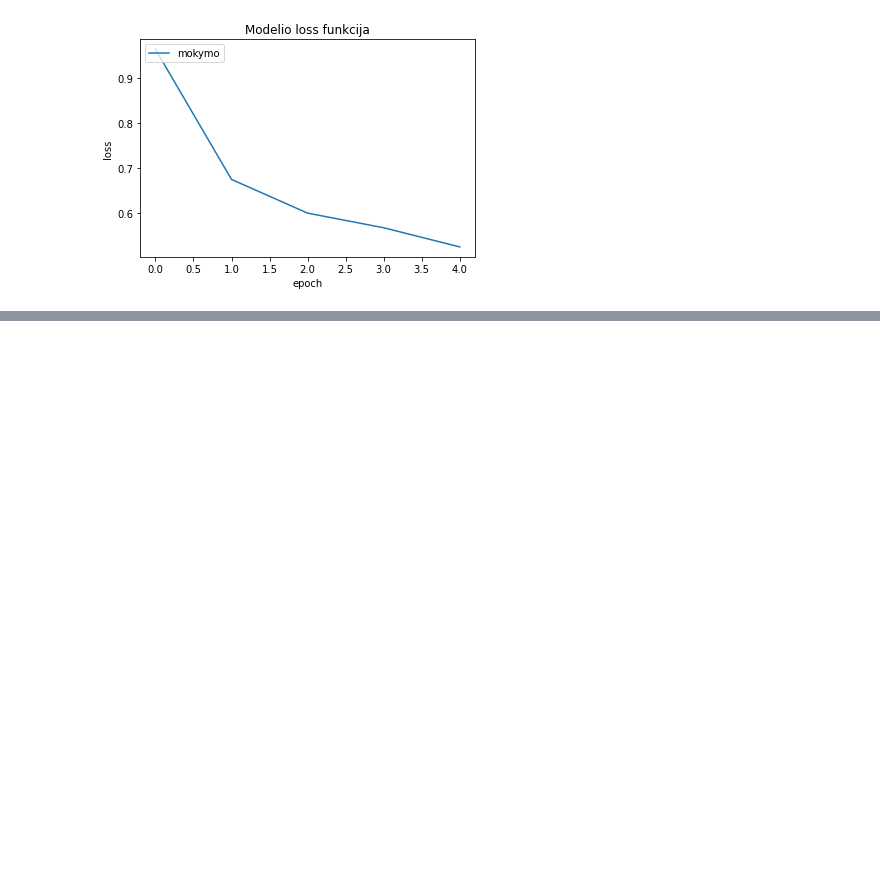
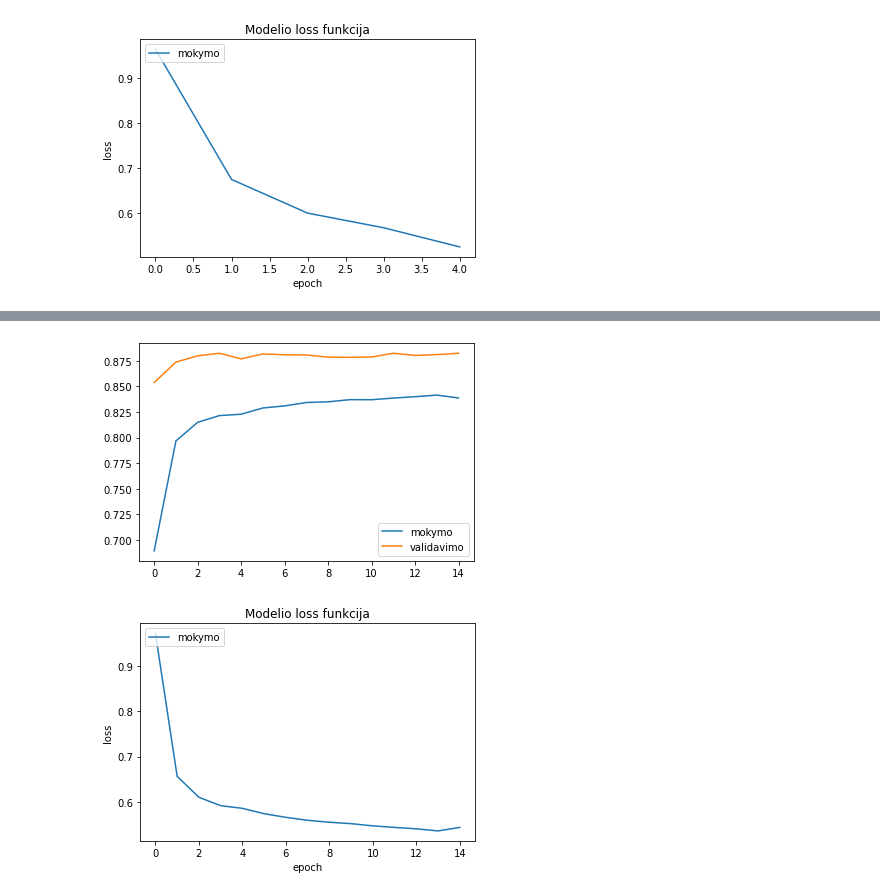
Before and after one commit to katinas15/masininis-paskaitos, a Jupyter notebook: trecias_2.ipynb, the cells around one changed output, grey strips where cells are left out. Drawn from its saved outputs; the diff is of its cells as text; code cells hidden in the pictures; blank space fills up the shorter version.

```diff
--- a/trecias_2.ipynb
+++ b/trecias_2.ipynb
@@ -136,0 +253,33 @@ Epoch 5/5
+# %%
+model=keras.Sequential([
+    Flatten(input_shape=(28,28,1)),
+    Dense(4, activation='elu'),
+    BatchNormalization(),
+
+    Dense(4, activation='tanh'),
+    BatchNormalization(),
+
+    Dense(10, activation='softmax'),
+])
+
+model.compile(optimizer='adam',
+loss='categorical_crossentropy',
+metrics=['accuracy'] )
+
+mokymo=model.fit(x_train, y_train,
+batch_size=16, epochs=15, validation_split=0.1)
+
+testo=model.evaluate(x_test,y_test)
+
+plt.plot(mokymo.history['accuracy'])
+plt.plot(mokymo.history['val_accuracy'])
+plt.legend(['mokymo', 'validavimo'])
+plt.show()
+plt.plot(mokymo.history['loss'])
+
+plt.title('Modelio loss funkcija')
+plt.xlabel('epoch')
+plt.ylabel('loss')
+plt.legend(['mokymo'], loc='upper left')
+plt.show()
+# %% [output]
@@ -136,0 +303,2 @@ Epoch 5/5
+[figure, added]
+[figure, added]
```
Also changed, not shown: parts of 5 cells of this notebook.
